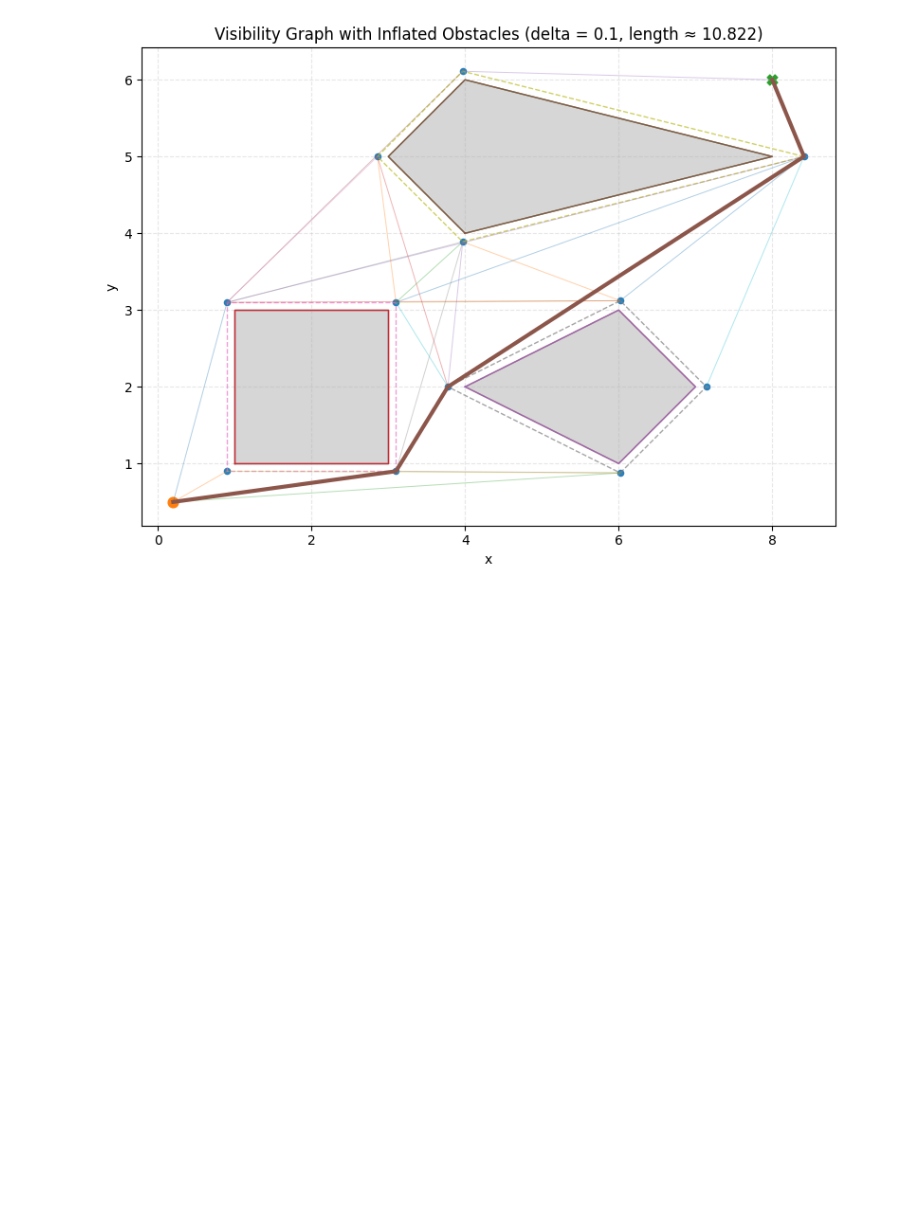
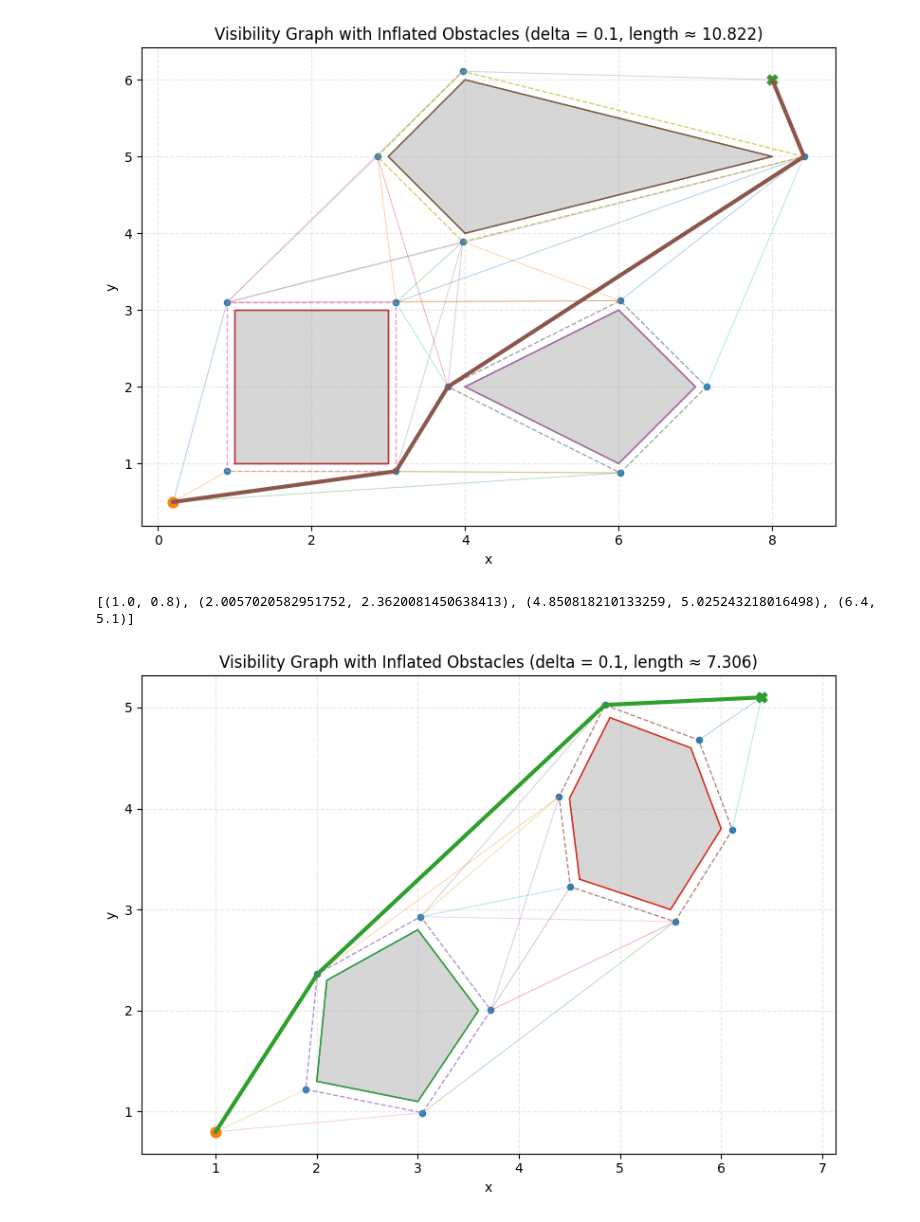
Before and after one commit to JunioCesarFerreira/AutonomousSystems_Optimization_and_DecisionMaking, a Jupyter notebook: 02-otimization/dijkstra.ipynb, the cells around one changed output. Cells and saved outputs as stored; diff of their text form; code cells hidden in the pictures; blank space fills up the shorter version.

```diff
--- a/02-otimization/dijkstra.ipynb
+++ b/02-otimization/dijkstra.ipynb
@@ -746,3 +746,81 @@ plt.tight_layout()
 plt.show()
 # %% [output]
 [figure]
+# %%
+# ----------------------------
+# Example with delta inflation
+# ----------------------------
+obstacles: List[Polygon] = [
+    [(2.0, 1.3), (3.0, 1.1), (3.6, 2.0), (3.0, 2.8), (2.1, 2.3)],
+    [(4.6, 3.3), (5.5, 3.0), (6.0, 3.8), (5.7, 4.6), (4.9, 4.9), (4.5, 4.1)],
+]
+
+start: Point = (1.0, 0.8)
+goal:  Point = (6.4, 5.1)
+
+delta = 0.1  # try different values (e.g., 0.0, 0.25, 0.5)
+
+inflated_obstacles = [inflate_convex_polygon(poly, delta) for poly in obstacles]
+
+# Build visibility graph using inflated obstacles
+nodes, edges = build_visibility_graph(start, goal, inflated_obstacles, include_vertices=True)
+src = nodes.index(start)
+dst = nodes.index(goal)
+path_idx, total_len = dijkstra(nodes, edges, src, dst)
+path_coords = [nodes[i] for i in path_idx]
+
+# ----------------------------
+# Plot: original vs. inflated + graph + path
+# ----------------------------
+plt.figure(figsize=(8, 6))
+
+# Original obstacles (thin)
+for poly in obstacles:
+    c = poly + [poly[0]]
+    xs = [p[0] for p in c]; ys = [p[1] for p in c]
+    plt.plot(xs, ys, linewidth=1, alpha=0.7)  # dashed for reference
+
+# Plot inflated obstacles with gray fill
+for poly in obstacles:
+    xs = [p[0] for p in poly]; ys = [p[1] for p in poly]
+    plt.fill(xs, ys, alpha=0.4, color='0.6')  # gray fill
+    c = poly + [poly[0]]
+    xs = [p[0] for p in c]; ys = [p[1] for p in c]
+    plt.plot(xs, ys, linewidth=1)  # outline
+
+# Inflated obstacles (thicker, used for graph)
+for poly in inflated_obstacles:
+    c = poly + [poly[0]]
+    xs = [p[0] for p in c]; ys = [p[1] for p in c]
+    plt.plot(xs, ys, linewidth=1, alpha=0.7, linestyle='--')
+
+# Visibility graph edges
+for i, j, _ in edges:
+    x1, y1 = nodes[i]; x2, y2 = nodes[j]
+    plt.plot([x1, x2], [y1, y2], linewidth=0.7, alpha=0.35)
+
+# Nodes
+xs = [p[0] for p in nodes]; ys = [p[1] for p in nodes]
+plt.scatter(xs, ys, s=20, alpha=0.9)
+
+# Start/goal
+plt.scatter([start[0]], [start[1]], s=60, marker='o')
+plt.scatter([goal[0]], [goal[1]], s=60, marker='X')
+
+# Final path
+if len(path_coords) >= 2:
+    px = [p[0] for p in path_coords]; py = [p[1] for p in path_coords]
+    plt.plot(px, py, linewidth=3)
+
+print(path_coords)
+
+plt.title(f"Visibility Graph with Inflated Obstacles (delta = {delta}, length ≈ {total_len:.3f})")
+plt.axis('equal')
+plt.grid(True, linestyle='--', alpha=0.3)
+plt.xlabel("x")
+plt.ylabel("y")
+plt.tight_layout()
+plt.show()
+# %% [output]
+[(1.0, 0.8), (2.0057020582951752, 2.3620081450638413), (4.850818210133259, 5.025243218016498), (6.4, 5.1)]
+[figure, added]
```
Also changed, not shown: 4 other files.
